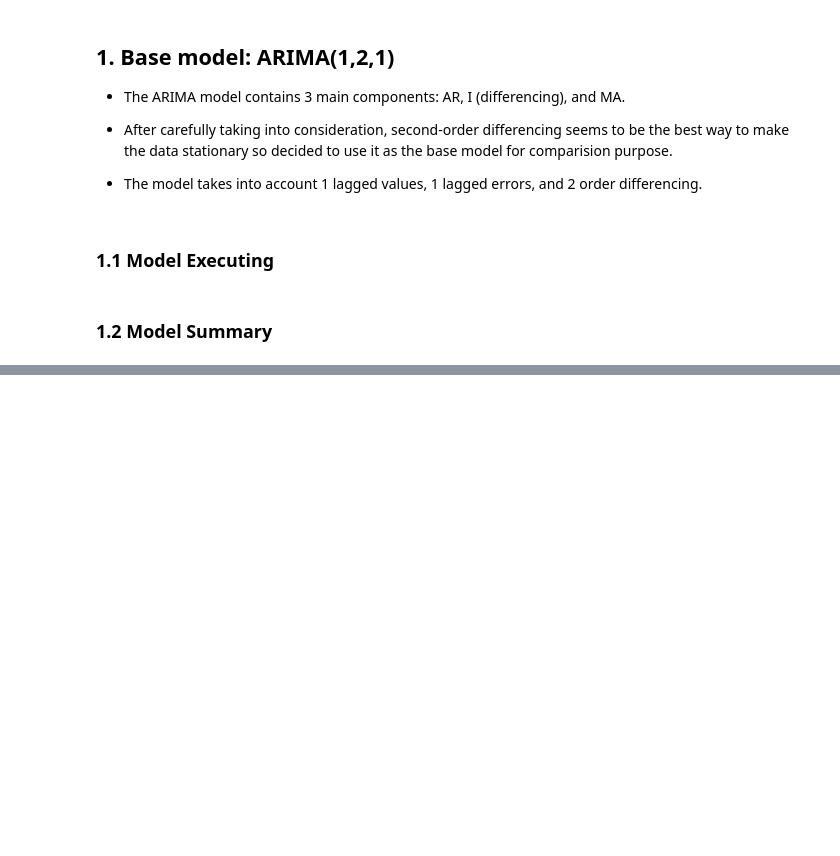
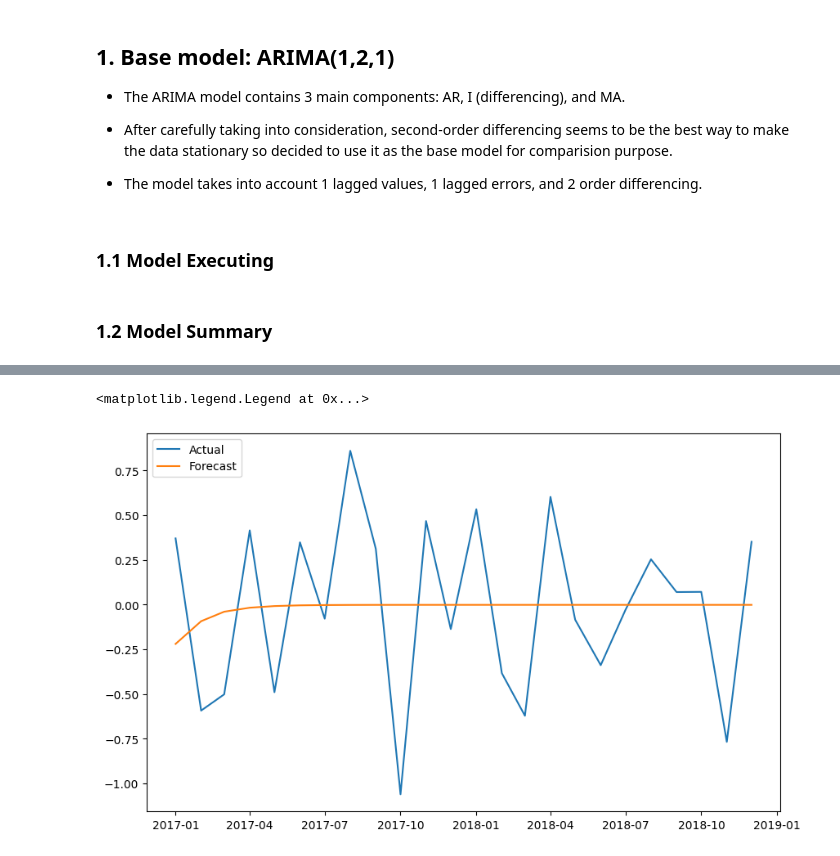
Before and after one commit to namtran6701/Inflation_Prediction, a Jupyter notebook: project_3.ipynb, the cells around one changed output, grey strips where cells are left out. Saved outputs shown, nothing was run; the diff lists cells and outputs as text; code cells hidden in the pictures; blank space fills up the shorter version.

```diff
--- a/project_3.ipynb
+++ b/project_3.ipynb
@@ -469,0 +485,9 @@ Warnings:
+# %%
+# Plot the forecasted values and the actual values
+plt.figure(figsize=(10, 6))
+plt.plot(val, label='Actual')
+plt.plot(validation_forecast, label='Forecast')
+plt.legend(loc='upper left')
+# %% [output]
+<matplotlib.legend.Legend at 0x...>
+[figure, added]
```
Also changed, not shown: parts of 5 cells of this notebook, 1 other file.
